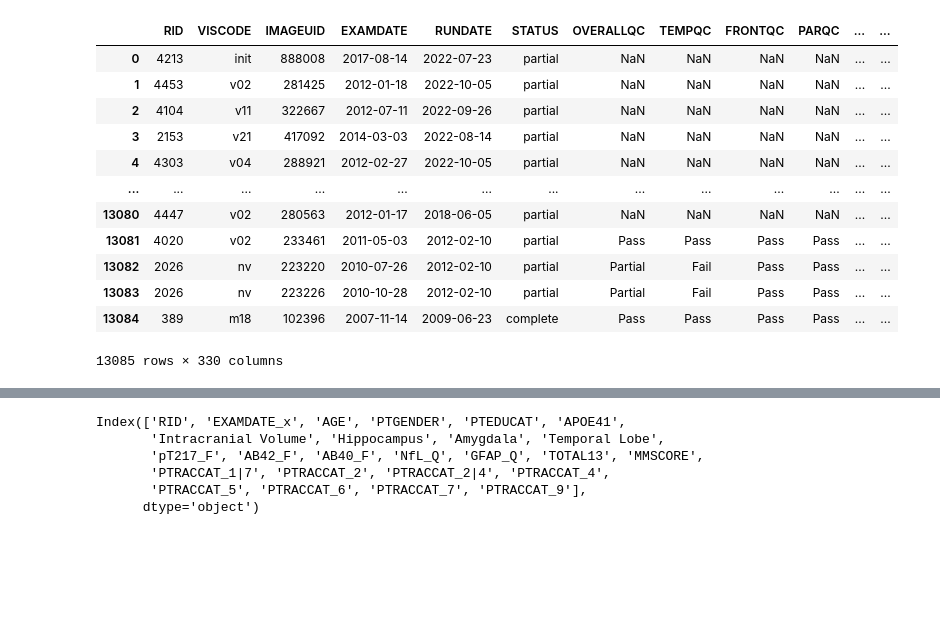
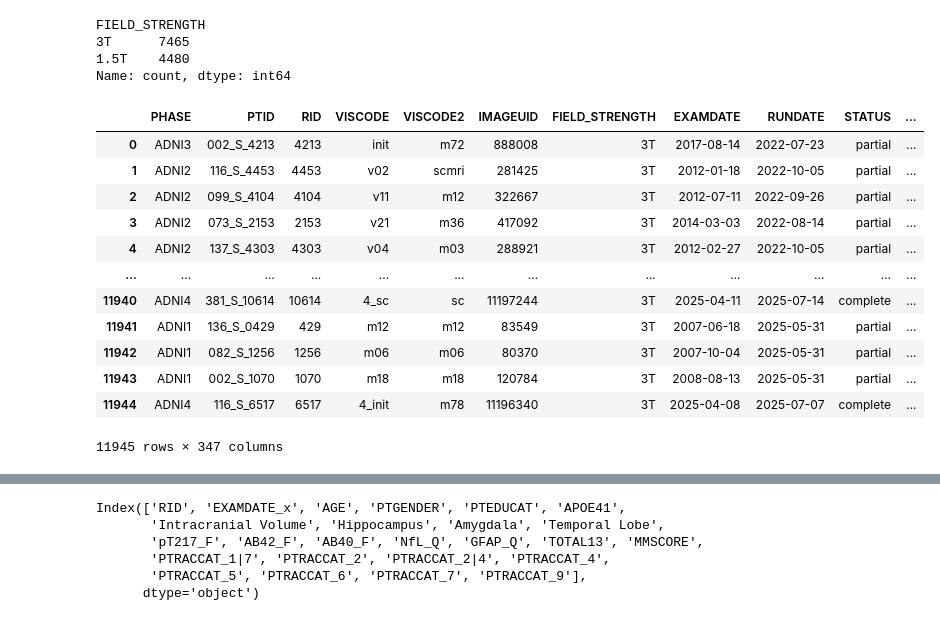
Before and after one commit to nataliaglazman/bnlte-extension, a Jupyter notebook: scripts/data_merge.ipynb, the cells around one changed output, grey strips where cells are left out. Saved outputs shown, nothing was run; the diff lists cells and outputs as text; code cells hidden in the pictures; blank space fills up the shorter version.

```diff
--- a/scripts/data_merge.ipynb
+++ b/scripts/data_merge.ipynb
@@ -58,53 +127,60 @@ demographics
+# %%
+ucsf4['FIELD_STRENGTH'].value_counts()
+# %% [output]
+FIELD_STRENGTH
+3T      7465
+1.5T    4480
+Name: count, dtype: int64
 # %%
 ucsf1 = pd.read_csv('../data/UCSF_1.csv')
 ucsf2 = pd.read_csv('../data/UCSF_6.csv')
 ucsf3 = pd.read_csv('../data/UCSF7.csv')
 ucsf4 = pd.read_csv('../data/UCSF71.csv')
 
-common_cols = list(set(ucsf1.columns) & set(ucsf2.columns) & set(ucsf3.columns) & set(ucsf4.columns))
+common_cols = list(set(ucsf1.columns) & set(ucsf2.columns) & set(ucsf3.columns))
 
 # Optionally: keep them in the same order as in ucsf4
-common_cols = [col for col in ucsf4.columns if col in common_cols]
+common_cols = [col for col in ucsf3.columns if col in common_cols]
 
 ucsf1 = ucsf1[common_cols]
 ucsf2 = ucsf2[common_cols]
 ucsf3 = ucsf3[common_cols]
-ucsf4 = ucsf4[common_cols]
+# ucsf4 = ucsf4[common_cols]
 
 
 def get_keys(df):
     return set(df['IMAGEUID'])
 
-keys_combined = get_keys(ucsf4)
+keys_combined = get_keys(ucsf3)
 keys_expected = get_keys(ucsf1) | get_keys(ucsf2) | get_keys(ucsf3)
 
 # Check if all keys in keys_combined are in keys_expected
 missing_keys = keys_expected - keys_combined
 
-# add missing keys to ucsf4
-for key in missing_keys:
-    rid = key
-    # Find the corresponding row in ucsf1, ucsf2, or ucsf3
-    for df in [ucsf1, ucsf2, ucsf3]:
-        if key in get_keys(df):
-            missing_row = df[(df['IMAGEUID'] == rid)]
-            if not missing_row.empty and key not in get_keys(ucsf4):
-                # Append the row to ucsf4
-                ucsf4 = pd.concat([ucsf4, missing_row], ignore_index=True)
-                # remove the key from missing_keys
+# # add missing keys to ucsf4
+# for key in missing_keys:
+#     rid = key
+#     # Find the corresponding row in ucsf1, ucsf2, or ucsf3
+#     for df in [ucsf1, ucsf2, ucsf3]:
+#         if key in get_keys(df):
+#             missing_row = df[(df['IMAGEUID'] == rid)]
+#             if not missing_row.empty and key not in get_keys(ucsf3):
+#                 # Append the row to ucsf4
+#                 ucsf3 = pd.concat([ucsf3, missing_row], ignore_index=True)
+#                 # remove the key from missing_keys
 
 ucsf4
 # %% [output]
-|  | RID | VISCODE | IMAGEUID | EXAMDATE | RUNDATE | STATUS | OVERALLQC | TEMPQC | FRONTQC | PARQC | ... | ... |
-| 0 | 4213 | init | 888008 | 2017-08-14 | 2022-07-23 | partial | NaN | NaN | NaN | NaN | ... | ... |
-| 1 | 4453 | v02 | 281425 | 2012-01-18 | 2022-10-05 | partial | NaN | NaN | NaN | NaN | ... | ... |
-| 2 | 4104 | v11 | 322667 | 2012-07-11 | 2022-09-26 | partial | NaN | NaN | NaN | NaN | ... | ... |
-| 3 | 2153 | v21 | 417092 | 2014-03-03 | 2022-08-14 | partial | NaN | NaN | NaN | NaN | ... | ... |
-| 4 | 4303 | v04 | 288921 | 2012-02-27 | 2022-10-05 | partial | NaN | NaN | NaN | NaN | ... | ... |
-| ... | ... | ... | ... | ... | ... | ... | ... | ... | ... | ... | ... | ... |
-| 13080 | 4447 | v02 | 280563 | 2012-01-17 | 2018-06-05 | partial | NaN | NaN | NaN | NaN | ... | ... |
-| 13081 | 4020 | v02 | 233461 | 2011-05-03 | 2012-02-10 | partial | Pass | Pass | Pass | Pass | ... | ... |
-| 13082 | 2026 | nv | 223220 | 2010-07-26 | 2012-02-10 | partial | Partial | Fail | Pass | Pass | ... | ... |
-| 13083 | 2026 | nv | 223226 | 2010-10-28 | 2012-02-10 | partial | Partial | Fail | Pass | Pass | ... | ... |
-| 13084 | 389 | m18 | 102396 | 2007-11-14 | 2009-06-23 | complete | Pass | Pass | Pass | Pass | ... | ... |
+|  | PHASE | PTID | RID | VISCODE | VISCODE2 | IMAGEUID | FIELD_STRENGTH | EXAMDATE | RUNDATE | STATUS | ... |
+| 0 | ADNI3 | 002_S_4213 | 4213 | init | m72 | 888008 | 3T | 2017-08-14 | 2022-07-23 | partial | ... |
+| 1 | ADNI2 | 116_S_4453 | 4453 | v02 | scmri | 281425 | 3T | 2012-01-18 | 2022-10-05 | partial | ... |
+| 2 | ADNI2 | 099_S_4104 | 4104 | v11 | m12 | 322667 | 3T | 2012-07-11 | 2022-09-26 | partial | ... |
+| 3 | ADNI2 | 073_S_2153 | 2153 | v21 | m36 | 417092 | 3T | 2014-03-03 | 2022-08-14 | partial | ... |
+| 4 | ADNI2 | 137_S_4303 | 4303 | v04 | m03 | 288921 | 3T | 2012-02-27 | 2022-10-05 | partial | ... |
+| ... | ... | ... | ... | ... | ... | ... | ... | ... | ... | ... | ... |
+| 11940 | ADNI4 | 381_S_10614 | 10614 | 4_sc | sc | 11197244 | 3T | 2025-04-11 | 2025-07-14 | complete | ... |
+| 11941 | ADNI1 | 136_S_0429 | 429 | m12 | m12 | 83549 | 3T | 2007-06-18 | 2025-05-31 | partial | ... |
+| 11942 | ADNI1 | 082_S_1256 | 1256 | m06 | m06 | 80370 | 3T | 2007-10-04 | 2025-05-31 | partial | ... |
+| 11943 | ADNI1 | 002_S_1070 | 1070 | m18 | m18 | 120784 | 3T | 2008-08-13 | 2025-05-31 | partial | ... |
+| 11944 | ADNI4 | 116_S_6517 | 6517 | 4_init | m78 | 11196340 | 3T | 2025-04-08 | 2025-07-07 | complete | ... |
-13085 rows × 330 columns
+11945 rows × 347 columns
```
Also changed, not shown: parts of 50 cells of this notebook, 15 other files.
